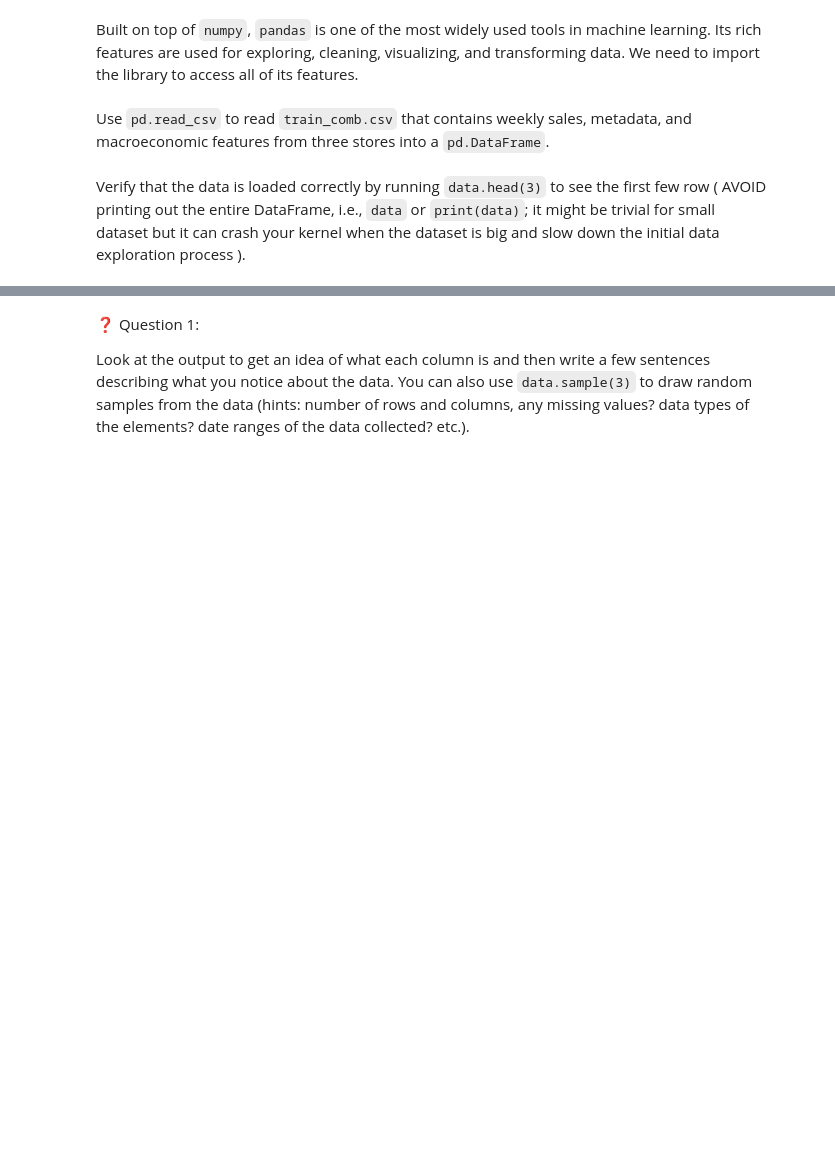
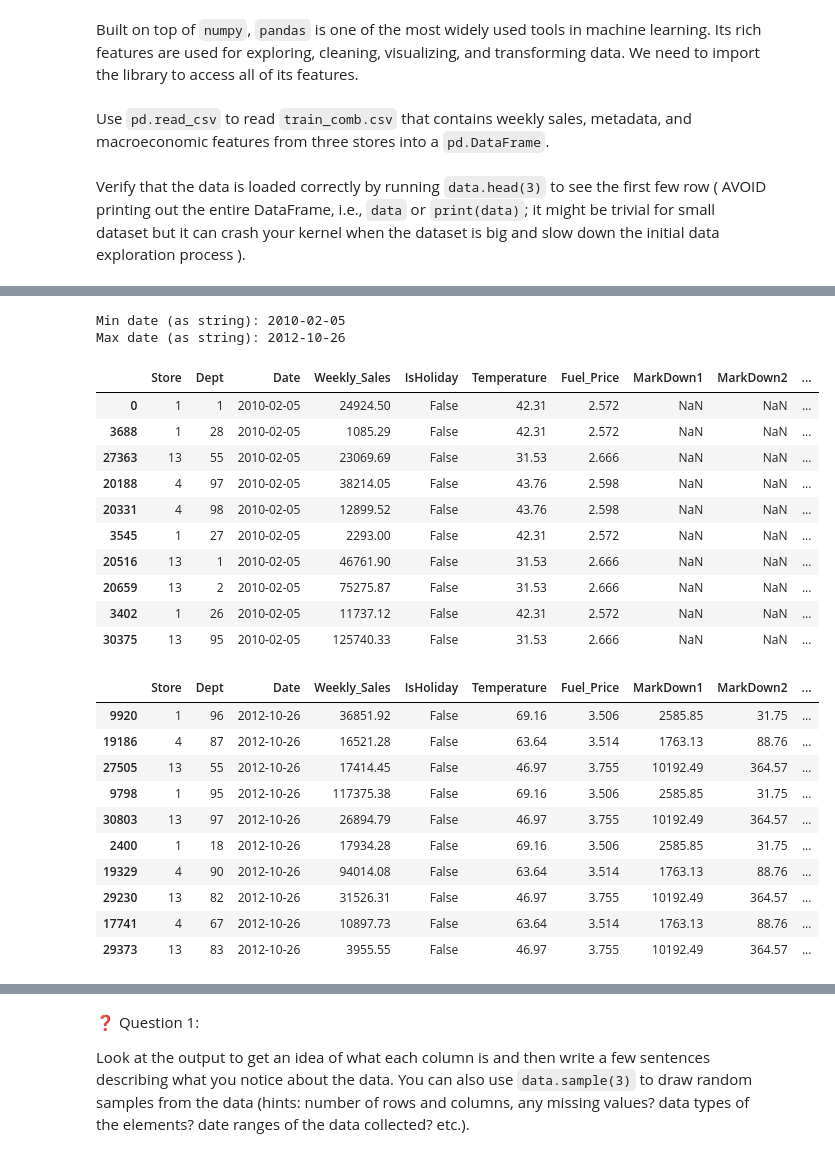
Before and after one commit to frslee/FrederickMLE-9, a Jupyter notebook: assignments/week-4-EDA/nb/walmart-sales-data.ipynb, the cells around one changed output, grey strips where cells are left out. Saved outputs shown, nothing was run; the diff lists cells and outputs as text; code cells hidden in the pictures; blank space fills up the shorter version.

```diff
--- a/assignments/week-4-EDA/nb/walmart-sales-data.ipynb
+++ b/assignments/week-4-EDA/nb/walmart-sales-data.ipynb
@@ -63,0 +136,36 @@ data.tail(10)
+# %%
+# look at date range of data
+# check min/max date (as strings):
+print(f"Min date (as string): {data['Date'].min()}\n"
+      f"Max date (as string): {data['Date'].max()}\n"
+     )
+
+# double-check by sorting data by 'Date' and looking at head/tail:
+data_by_date = data.sort_values(by='Date')
+data_by_date.head(10)
+data_by_date.tail(10)
+# %% [output]
+Min date (as string): 2010-02-05
+Max date (as string): 2012-10-26
+|  | Store | Dept | Date | Weekly_Sales | IsHoliday | Temperature | Fuel_Price | MarkDown1 | MarkDown2 | ... |
+| 0 | 1 | 1 | 2010-02-05 | 24924.50 | False | 42.31 | 2.572 | NaN | NaN | ... |
+| 3688 | 1 | 28 | 2010-02-05 | 1085.29 | False | 42.31 | 2.572 | NaN | NaN | ... |
+| 27363 | 13 | 55 | 2010-02-05 | 23069.69 | False | 31.53 | 2.666 | NaN | NaN | ... |
+| 20188 | 4 | 97 | 2010-02-05 | 38214.05 | False | 43.76 | 2.598 | NaN | NaN | ... |
+| 20331 | 4 | 98 | 2010-02-05 | 12899.52 | False | 43.76 | 2.598 | NaN | NaN | ... |
+| 3545 | 1 | 27 | 2010-02-05 | 2293.00 | False | 42.31 | 2.572 | NaN | NaN | ... |
+| 20516 | 13 | 1 | 2010-02-05 | 46761.90 | False | 31.53 | 2.666 | NaN | NaN | ... |
+| 20659 | 13 | 2 | 2010-02-05 | 75275.87 | False | 31.53 | 2.666 | NaN | NaN | ... |
+| 3402 | 1 | 26 | 2010-02-05 | 11737.12 | False | 42.31 | 2.572 | NaN | NaN | ... |
+| 30375 | 13 | 95 | 2010-02-05 | 125740.33 | False | 31.53 | 2.666 | NaN | NaN | ... |
+|  | Store | Dept | Date | Weekly_Sales | IsHoliday | Temperature | Fuel_Price | MarkDown1 | MarkDown2 | ... |
+| 9920 | 1 | 96 | 2012-10-26 | 36851.92 | False | 69.16 | 3.506 | 2585.85 | 31.75 | ... |
+| 19186 | 4 | 87 | 2012-10-26 | 16521.28 | False | 63.64 | 3.514 | 1763.13 | 88.76 | ... |
+| 27505 | 13 | 55 | 2012-10-26 | 17414.45 | False | 46.97 | 3.755 | 10192.49 | 364.57 | ... |
+| 9798 | 1 | 95 | 2012-10-26 | 117375.38 | False | 69.16 | 3.506 | 2585.85 | 31.75 | ... |
+| 30803 | 13 | 97 | 2012-10-26 | 26894.79 | False | 46.97 | 3.755 | 10192.49 | 364.57 | ... |
+| 2400 | 1 | 18 | 2012-10-26 | 17934.28 | False | 69.16 | 3.506 | 2585.85 | 31.75 | ... |
+| 19329 | 4 | 90 | 2012-10-26 | 94014.08 | False | 63.64 | 3.514 | 1763.13 | 88.76 | ... |
+| 29230 | 13 | 82 | 2012-10-26 | 31526.31 | False | 46.97 | 3.755 | 10192.49 | 364.57 | ... |
+| 17741 | 4 | 67 | 2012-10-26 | 10897.73 | False | 63.64 | 3.514 | 1763.13 | 88.76 | ... |
+| 29373 | 13 | 83 | 2012-10-26 | 3955.55 | False | 46.97 | 3.755 | 10192.49 | 364.57 | ... |
```
Also changed, not shown: parts of 15 cells of this notebook.
